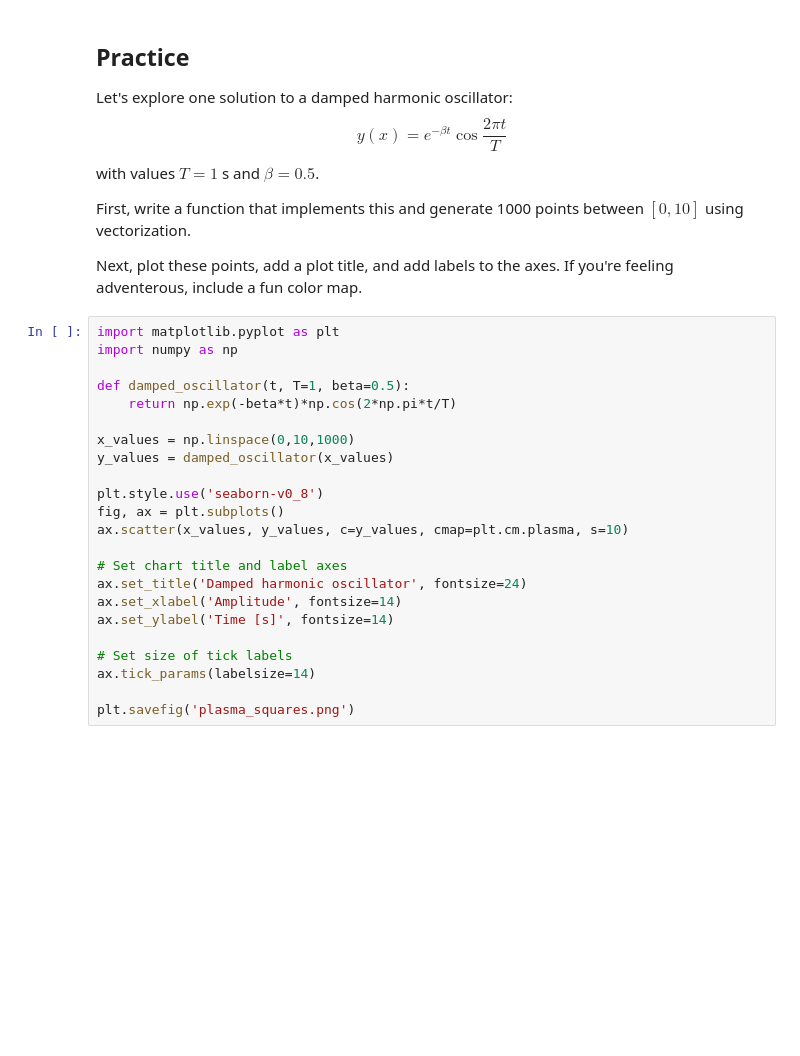
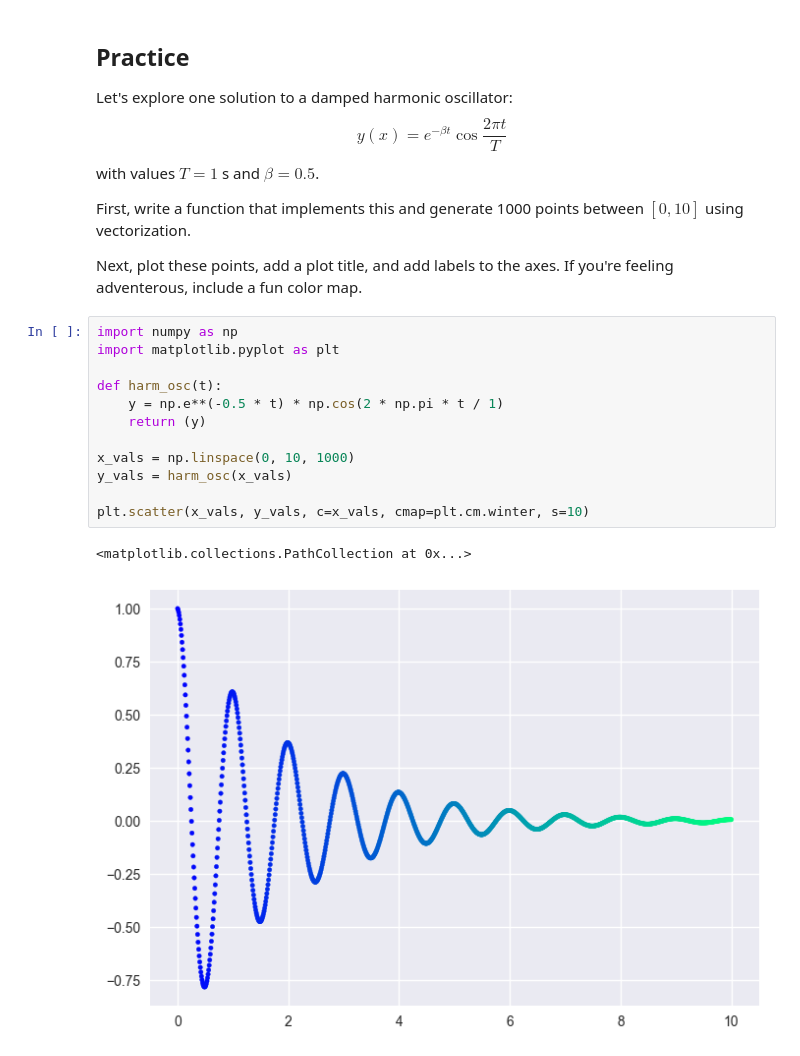
Before and after one commit to GNJade/p325-sp26-lectures, a Jupyter notebook: 11-arrays-and-plotting/02-plotting-a-line-graph.ipynb, the cells around one changed output. Saved outputs shown, nothing was run; the diff lists cells and outputs as text; blank space fills up the shorter version.

```diff
--- a/11-arrays-and-plotting/02-plotting-a-line-graph.ipynb
+++ b/11-arrays-and-plotting/02-plotting-a-line-graph.ipynb
@@ -355,25 +366,17 @@ First, write a function that implements this and generate 1000 points between $[
 
 Next, plot these points, add a plot title, and add labels to the axes. If you're feeling adventerous, include a fun color map.
 # %%
+import numpy as np
 import matplotlib.pyplot as plt
-import numpy as np
 
-def damped_oscillator(t, T=1, beta=0.5):
-    return np.exp(-beta*t)*np.cos(2*np.pi*t/T)
+def harm_osc(t):
+    y = np.e**(-0.5 * t) * np.cos(2 * np.pi * t / 1)
+    return (y)
 
-x_values = np.linspace(0,10,1000)
-y_values = damped_oscillator(x_values)
+x_vals = np.linspace(0, 10, 1000)
+y_vals = harm_osc(x_vals)
 
-plt.style.use('seaborn-v0_8')
-fig, ax = plt.subplots()
-ax.scatter(x_values, y_values, c=y_values, cmap=plt.cm.plasma, s=10)
-
-# Set chart title and label axes
-ax.set_title('Damped harmonic oscillator', fontsize=24)
-ax.set_xlabel('Amplitude', fontsize=14)
-ax.set_ylabel('Time [s]', fontsize=14)
-
-# Set size of tick labels
-ax.tick_params(labelsize=14)
-
-plt.savefig('plasma_squares.png')
+plt.scatter(x_vals, y_vals, c=x_vals, cmap=plt.cm.winter, s=10)
+# %% [output]
+<matplotlib.collections.PathCollection at 0x...>
+[figure, added]
```
Also changed, not shown: parts of 5 cells of this notebook.
